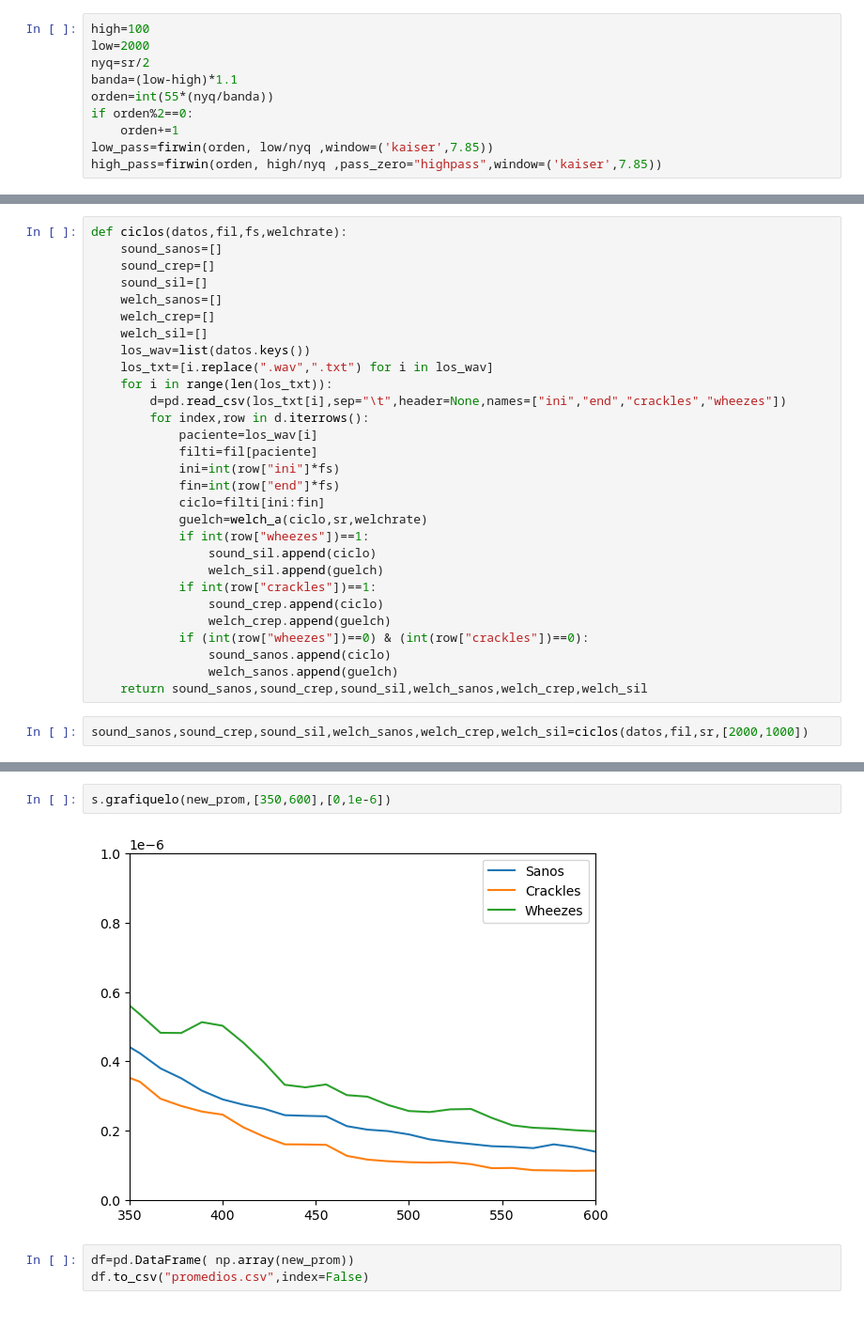
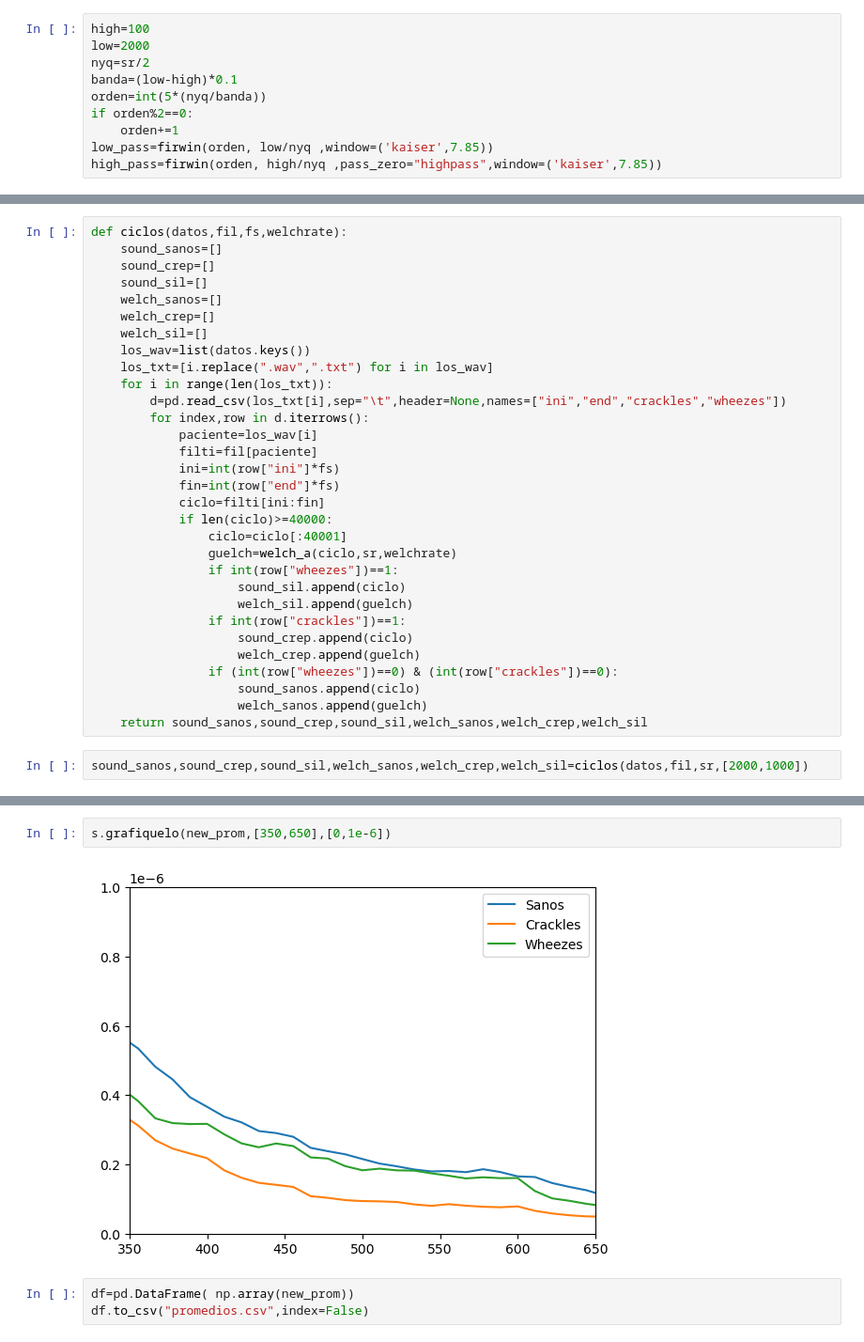
Before and after one commit to Astolfo2332/Respiratory_Difference, a Jupyter notebook: Proyecto_3_los_4GB.ipynb, the cells around one changed output, grey strips where cells are left out. Shown at 94% size. Saved outputs shown, nothing was run; the diff lists cells and outputs as text.

```diff
--- a/Proyecto_3_los_4GB.ipynb
+++ b/Proyecto_3_los_4GB.ipynb
@@ -66,8 +66,8 @@ Creamos los filtros:
 high=100
 low=2000
 nyq=sr/2
-banda=(low-high)*1.1
-orden=int(55*(nyq/banda))
+banda=(low-high)*0.1
+orden=int(5*(nyq/banda))
 if orden%2==0:
     orden+=1
 low_pass=firwin(orden, low/nyq ,window=('kaiser',7.85))
@@ -190,16 +197,18 @@ def ciclos(datos,fil,fs,welchrate):
             ini=int(row["ini"]*fs)
             fin=int(row["end"]*fs)
             ciclo=filti[ini:fin]
-            guelch=welch_a(ciclo,sr,welchrate)
-            if int(row["wheezes"])==1:
-                sound_sil.append(ciclo)
-                welch_sil.append(guelch)
-            if int(row["crackles"])==1:
-                sound_crep.append(ciclo)
-                welch_crep.append(guelch)
-            if (int(row["wheezes"])==0) & (int(row["crackles"])==0):
-                sound_sanos.append(ciclo)
-                welch_sanos.append(guelch)
+            if len(ciclo)>=40000:
+                ciclo=ciclo[:40001]
+                guelch=welch_a(ciclo,sr,welchrate)
+                if int(row["wheezes"])==1:
+                    sound_sil.append(ciclo)
+                    welch_sil.append(guelch)
+                if int(row["crackles"])==1:
+                    sound_crep.append(ciclo)
+                    welch_crep.append(guelch)
+                if (int(row["wheezes"])==0) & (int(row["crackles"])==0):
+                    sound_sanos.append(ciclo)
+                    welch_sanos.append(guelch)
     return sound_sanos,sound_crep,sound_sil,welch_sanos,welch_crep,welch_sil
 # %%
 sound_sanos,sound_crep,sound_sil,welch_sanos,welch_crep,welch_sil=ciclos(datos,fil,sr,[2000,1000])
@@ -222,7 +231,7 @@ Text(0.5, 0, 'Frecuencia')
 # %%
-s.grafiquelo(new_prom,[350,600],[0,1e-6])
+s.grafiquelo(new_prom,[350,650],[0,1e-6])
 # %% [output]
-[figure, old version]
+[figure, new version]
 # %%
 df=pd.DataFrame( np.array(new_prom))
 df.to_csv("promedios.csv",index=False)
```
Also changed, not shown: parts of 37 cells of this notebook, 3 other files.
